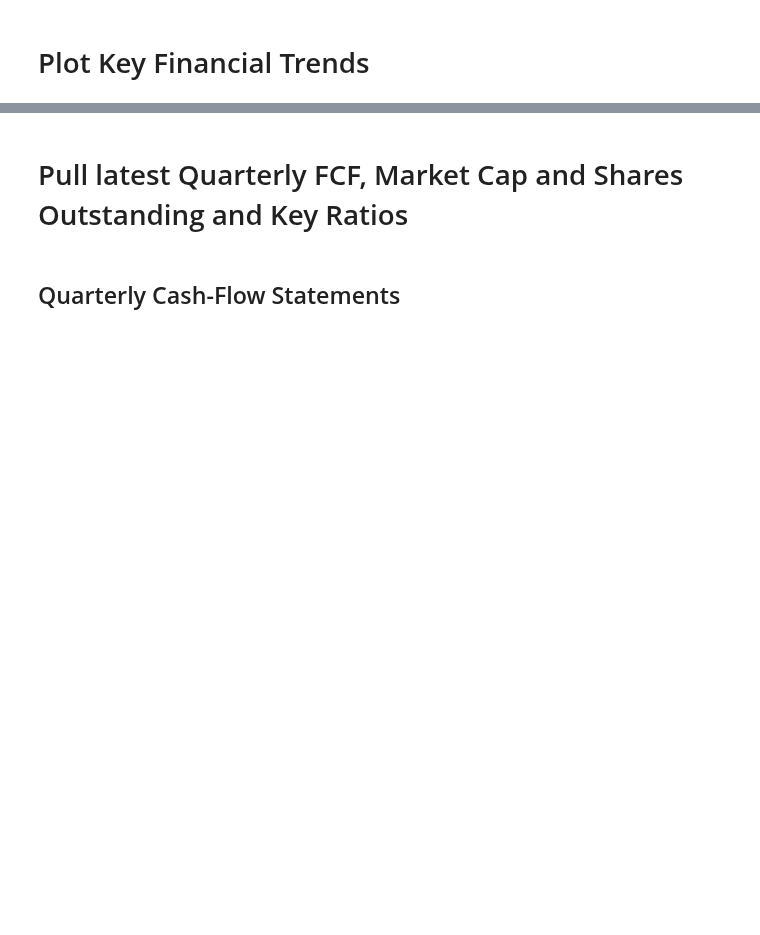
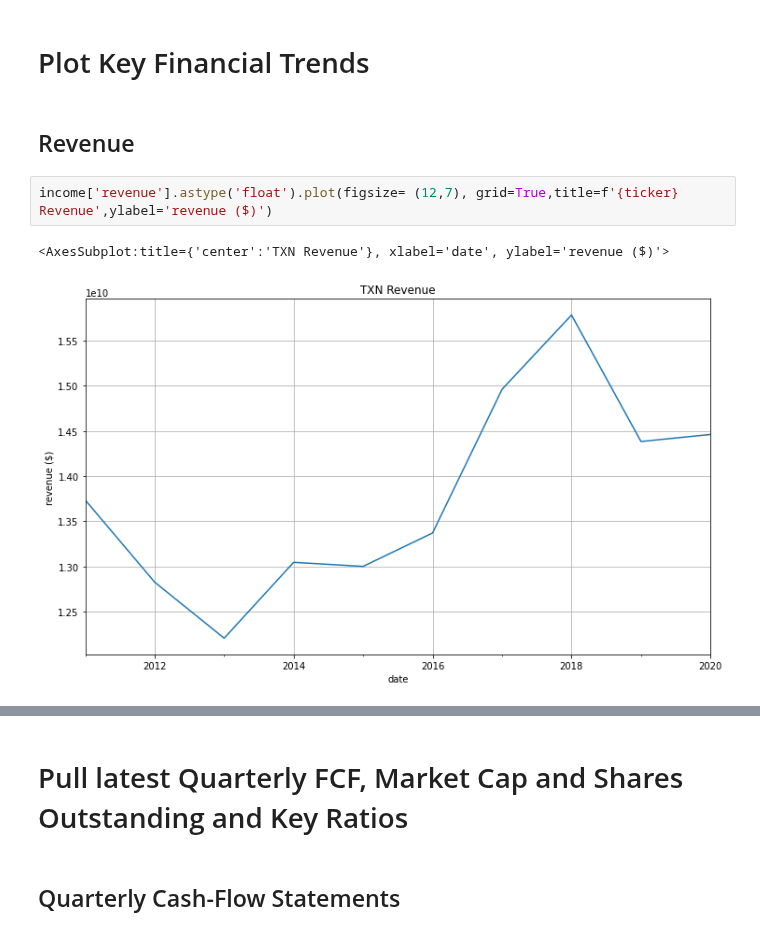
Before and after one commit to dbogatic/value_investing, a Jupyter notebook: intrinsic_value.ipynb, the cells around one changed output, grey strips where cells are left out. Drawn from its saved outputs; the diff is of its cells as text; blank space fills up the shorter version.

```diff
--- a/intrinsic_value.ipynb
+++ b/intrinsic_value.ipynb
@@ -217,2 +217,9 @@ annual_ratios.describe().T
 # %% [markdown]
 # Plot Key Financial Trends
+# %% [markdown]
+## Revenue
+# %%
+income['revenue'].astype('float').plot(figsize= (12,7), grid=True,title=f'{ticker} Revenue',ylabel='revenue ($)')
+# %% [output]
+<AxesSubplot:title={'center':'TXN Revenue'}, xlabel='date', ylabel='revenue ($)'>
+[figure, added]
```
Also changed, not shown: parts of 45 cells of this notebook, 1 other file.
